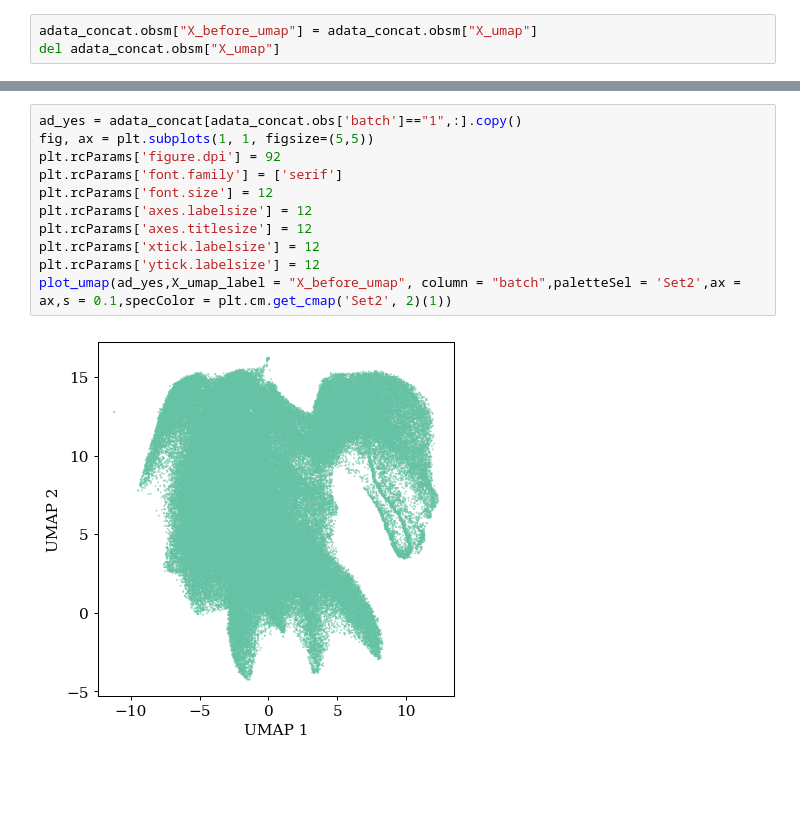
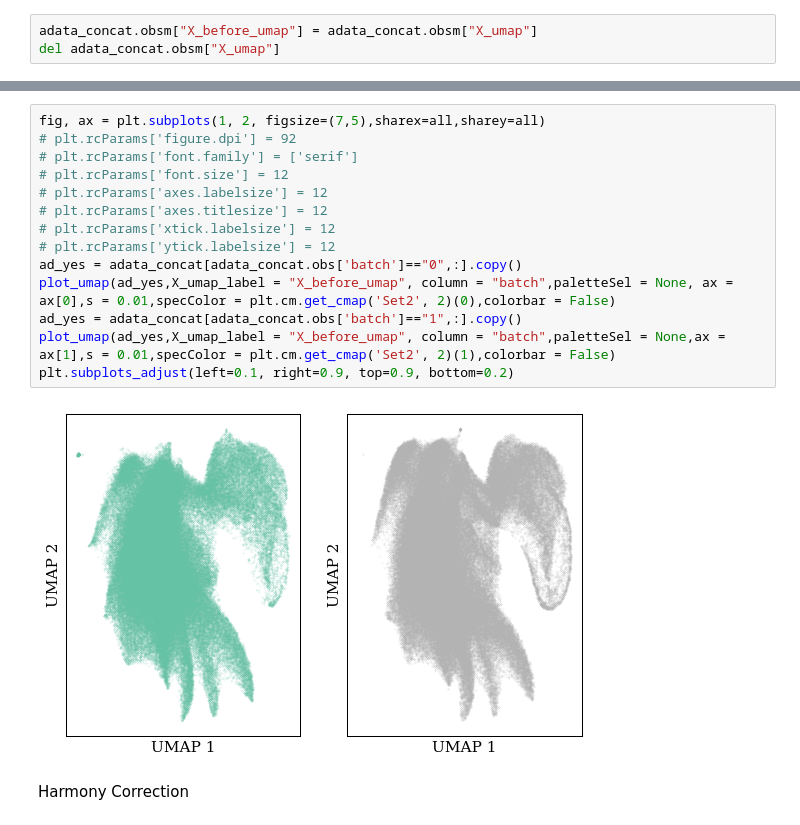
Before and after one commit to gkanfer/SpatialOmicsToolkit, a Jupyter notebook: Tonsil_integration.ipynb, the cells around one changed output, grey strips where cells are left out. Drawn from its saved outputs; the diff is of its cells as text; blank space fills up the shorter version.

Commit message:
Tonsil_integration harmony

```diff
--- a/Tonsil_integration.ipynb
+++ b/Tonsil_integration.ipynb
@@ -526,14 +516,19 @@ plot_umap(ad_yes,X_umap_label = "X_before_umap", column = "batch",paletteSel = '
-# %%
-ad_yes = adata_concat[adata_concat.obs['batch']=="1",:].copy()
-fig, ax = plt.subplots(1, 1, figsize=(5,5))
-plt.rcParams['figure.dpi'] = 92
-plt.rcParams['font.family'] = ['serif']
-plt.rcParams['font.size'] = 12
-plt.rcParams['axes.labelsize'] = 12
-plt.rcParams['axes.titlesize'] = 12
-plt.rcParams['xtick.labelsize'] = 12
-plt.rcParams['ytick.labelsize'] = 12
-plot_umap(ad_yes,X_umap_label = "X_before_umap", column = "batch",paletteSel = 'Set2',ax = ax,s = 0.1,specColor = plt.cm.get_cmap('Set2', 2)(1))
-# %% [output]
-[figure, removed]
+# %%
+fig, ax = plt.subplots(1, 2, figsize=(7,5),sharex=all,sharey=all)
+# plt.rcParams['figure.dpi'] = 92
+# plt.rcParams['font.family'] = ['serif']
+# plt.rcParams['font.size'] = 12
+# plt.rcParams['axes.labelsize'] = 12
+# plt.rcParams['axes.titlesize'] = 12
+# plt.rcParams['xtick.labelsize'] = 12
+# plt.rcParams['ytick.labelsize'] = 12
+ad_yes = adata_concat[adata_concat.obs['batch']=="0",:].copy()
+plot_umap(ad_yes,X_umap_label = "X_before_umap", column = "batch",paletteSel = None, ax = ax[0],s = 0.01,specColor = plt.cm.get_cmap('Set2', 2)(0),colorbar = False)
+ad_yes = adata_concat[adata_concat.obs['batch']=="1",:].copy()
+plot_umap(ad_yes,X_umap_label = "X_before_umap", column = "batch",paletteSel = None,ax = ax[1],s = 0.01,specColor = plt.cm.get_cmap('Set2', 2)(1),colorbar = False)
+plt.subplots_adjust(left=0.1, right=0.9, top=0.9, bottom=0.2)
+# %% [output]
+[figure, added]
+# %% [markdown]
+Harmony Correction
 # %%
```
Also changed, not shown: parts of 12 cells of this notebook, 1 other file.
